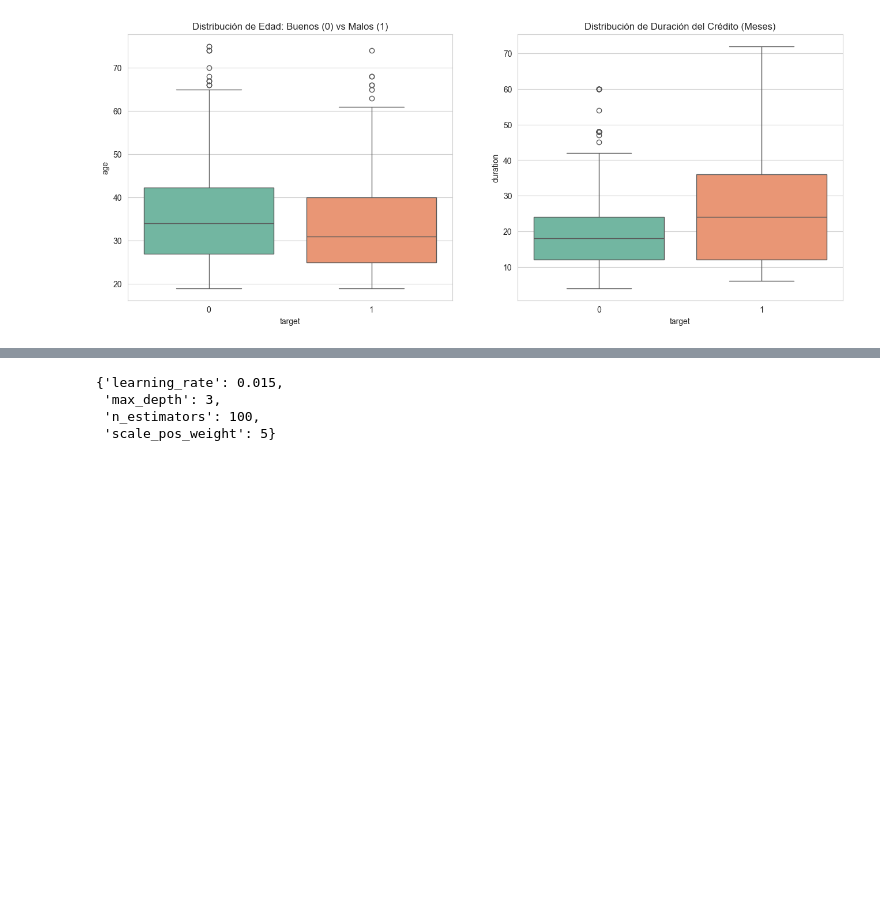
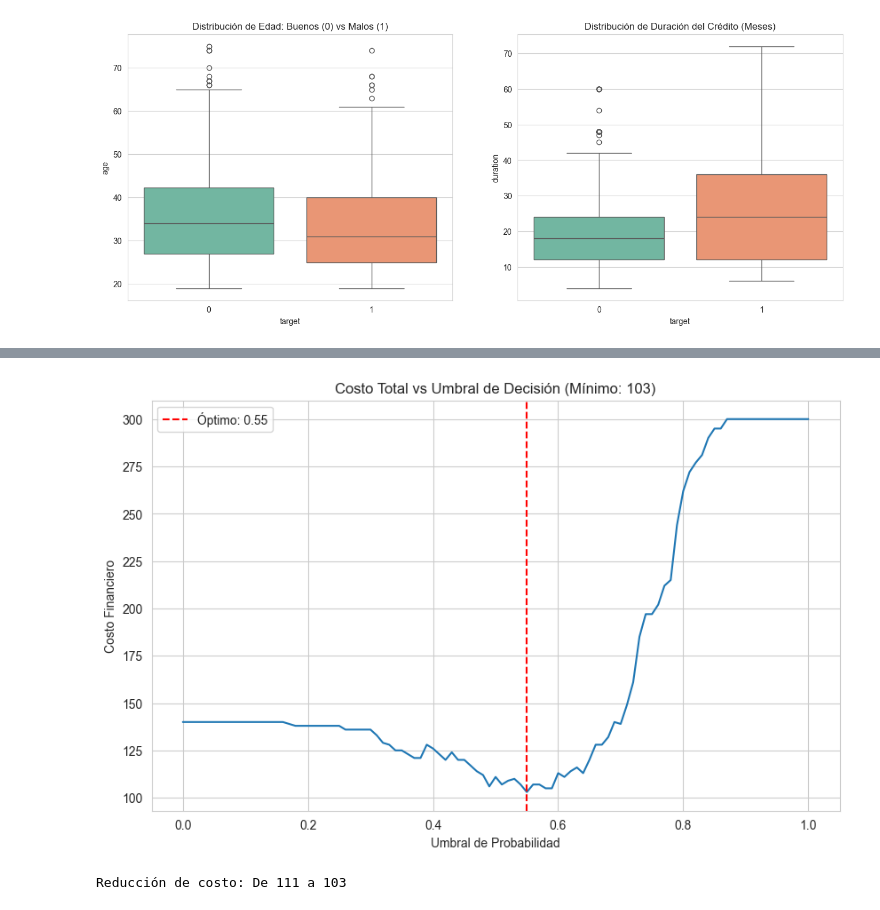
Before and after one commit to surzua/german_credit_risk, a Jupyter notebook: notebooks/creditrisk_v1.ipynb, the cells around one changed output, grey strips where cells are left out. Drawn from its saved outputs; the diff is of its cells as text; code cells hidden in the pictures; blank space fills up the shorter version.

```diff
--- a/notebooks/creditrisk_v1.ipynb
+++ b/notebooks/creditrisk_v1.ipynb
@@ -565,8 +618,7 @@ Passing `palette` without assigning `hue` is deprecated and will be removed in v
-# %%
-print(rf_grid.best_params_)
-print(xgb_grid.best_params_)
-# %% [output]
-{'learning_rate': 0.015,
- 'max_depth': 3,
- 'n_estimators': 100,
- 'scale_pos_weight': 5}
+# %%
+# Umbrales:
+best_thresh, min_cost = find_best_threshold(rf_best, X_test, y_test)
+print(f"Reducción de costo: De {rf_cost} a {min_cost}")
+# %% [output]
+[figure, added]
+Reducción de costo: De 111 a 103
```
Also changed, not shown: parts of 27 cells of this notebook, 1 other file.
